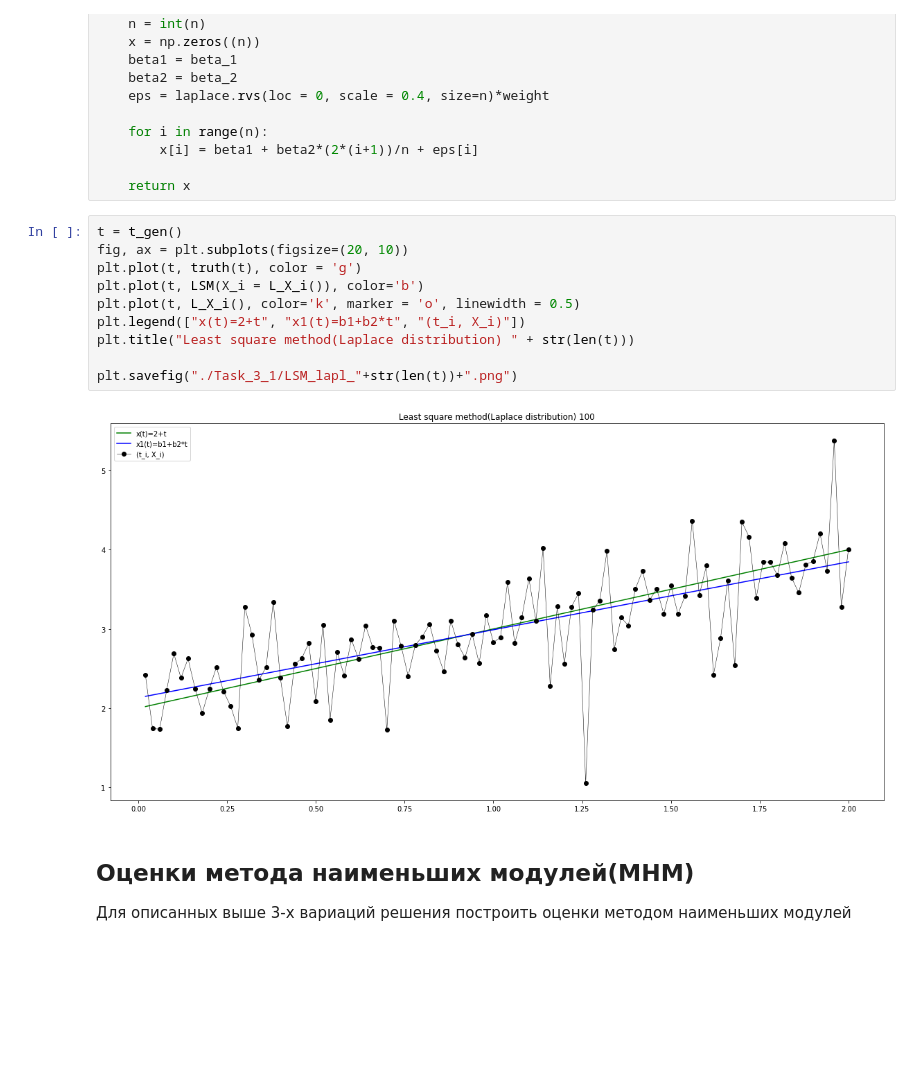
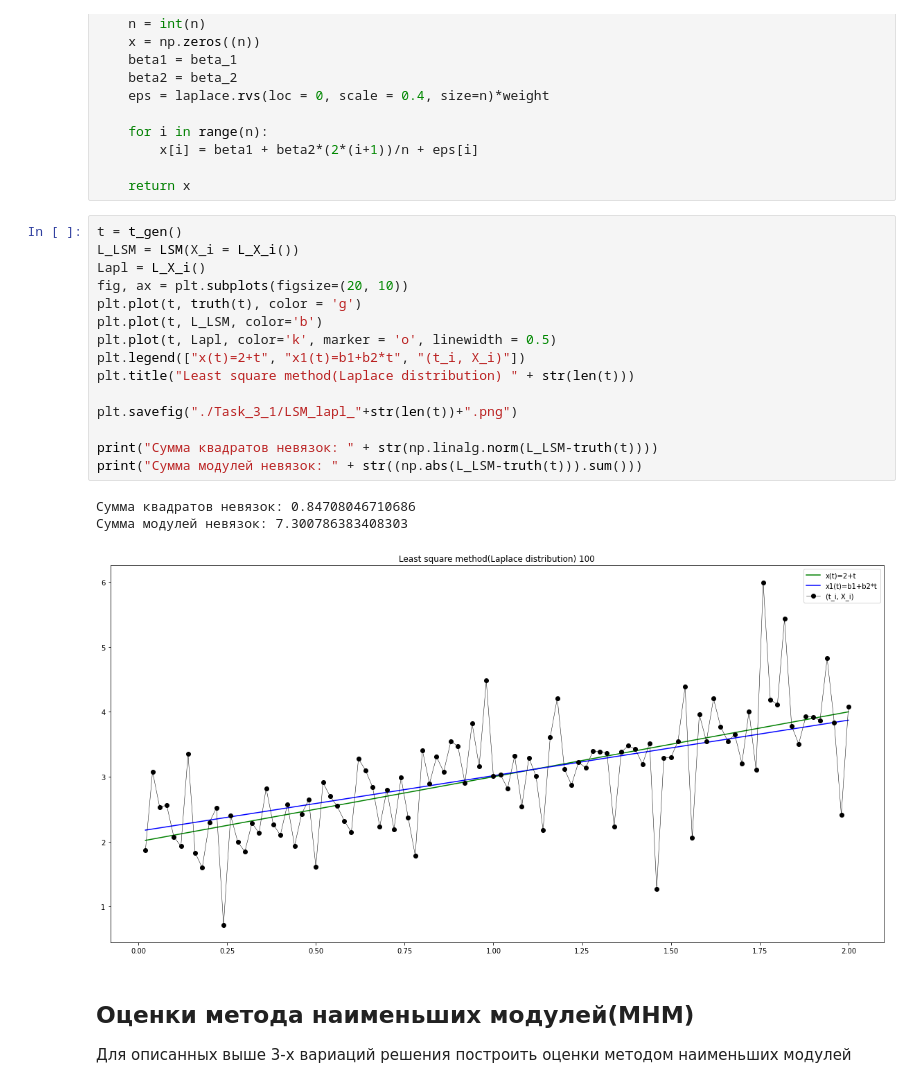
Before and after one commit to rw404/MS, a Jupyter notebook: Distributions.ipynb, the cells around one changed output. Drawn from its saved outputs; the diff is of its cells as text; blank space fills up the shorter version.

```diff
--- a/Distributions.ipynb
+++ b/Distributions.ipynb
@@ -1005,16 +1019,23 @@ def L_X_i(n = 100, beta_1=2, beta_2=1, weight = None):
     return x
 # %%
 t = t_gen()
+L_LSM = LSM(X_i = L_X_i())
+Lapl = L_X_i()
 fig, ax = plt.subplots(figsize=(20, 10))
 plt.plot(t, truth(t), color = 'g')
-plt.plot(t, LSM(X_i = L_X_i()), color='b')
-plt.plot(t, L_X_i(), color='k', marker = 'o', linewidth = 0.5)
+plt.plot(t, L_LSM, color='b')
+plt.plot(t, Lapl, color='k', marker = 'o', linewidth = 0.5)
 plt.legend(["x(t)=2+t", "x1(t)=b1+b2*t", "(t_i, X_i)"])
 plt.title("Least square method(Laplace distribution) " + str(len(t)))
 
 plt.savefig("./Task_3_1/LSM_lapl_"+str(len(t))+".png")
+
+print("Сумма квадратов невязок: " + str(np.linalg.norm(L_LSM-truth(t))))
+print("Сумма модулей невязок: " + str((np.abs(L_LSM-truth(t))).sum()))
 # %% [output]
+Сумма квадратов невязок: 0.84708046710686
+Сумма модулей невязок: 7.300786383408303
-[figure, old version]
+[figure, new version]
 # %% [markdown]
 ## Оценки метода наименьших модулей(МНМ)
 
```
Also changed, not shown: parts of 5 cells of this notebook, 6 other files.
